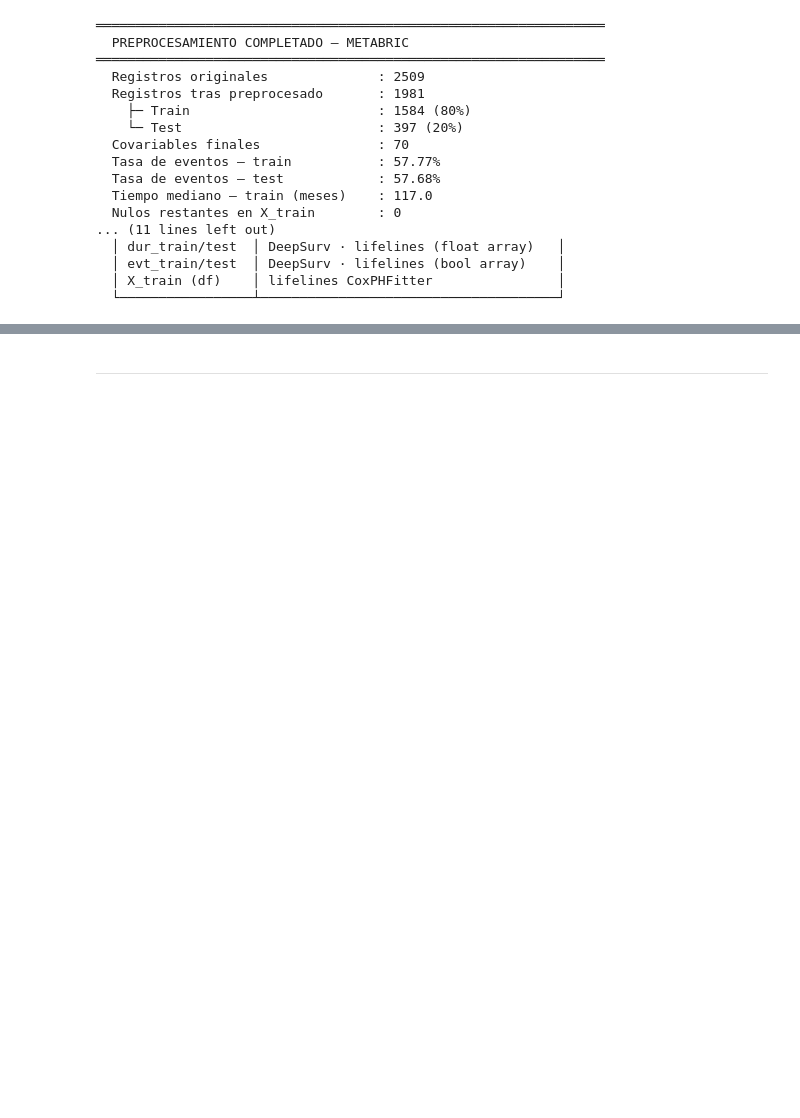
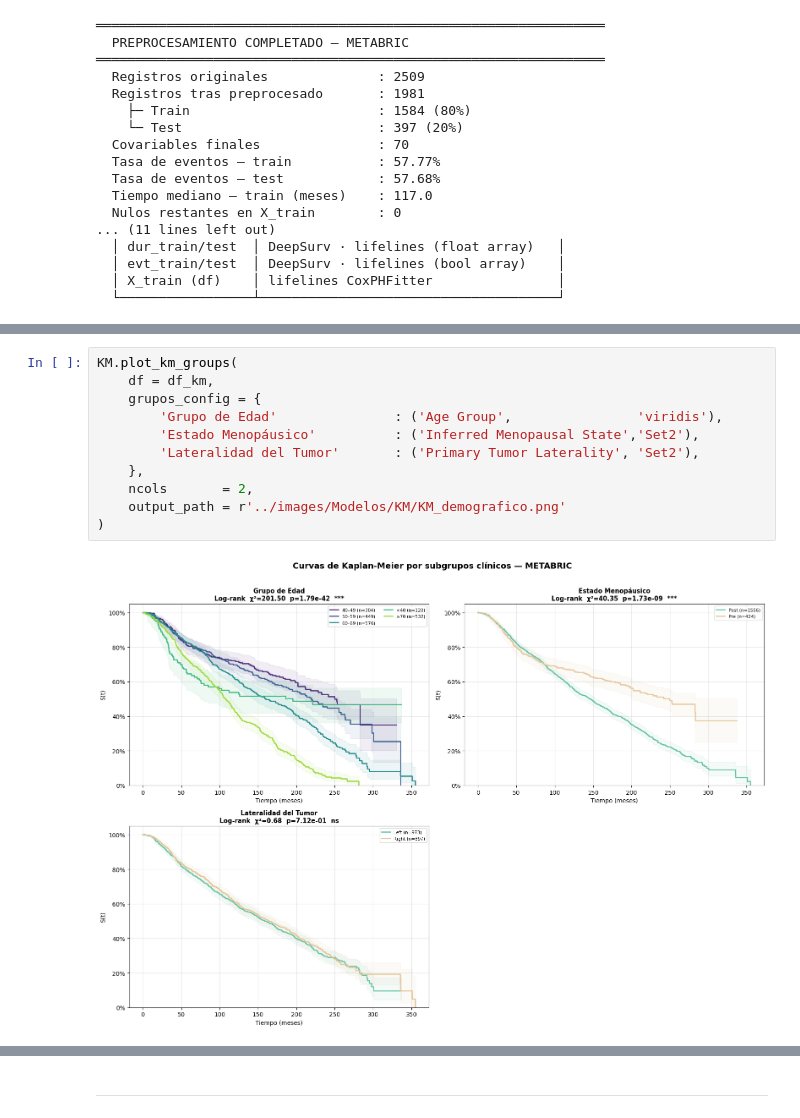
Before and after one commit to JulioUQ/TFM---Analisis-de-supervivencia-del-cancer, a Jupyter notebook: Modulo 3 - Diseño e implementacion del trabajo/code/EDA.ipynb, the cells around one changed output, grey strips where cells are left out. Drawn from its saved outputs; the diff is of its cells as text; blank space fills up the shorter version.

```diff
--- a/Modulo 3 - Diseño e implementacion del trabajo/code/EDA.ipynb
+++ b/Modulo 3 - Diseño e implementacion del trabajo/code/EDA.ipynb
@@ -764,0 +1106,13 @@ print("  └─────────────────┴────
+# %%
+KM.plot_km_groups(
+    df = df_km,
+    grupos_config = {
+        'Grupo de Edad'               : ('Age Group',                'viridis'),
+        'Estado Menopáusico'          : ('Inferred Menopausal State','Set2'),
+        'Lateralidad del Tumor'       : ('Primary Tumor Laterality', 'Set2'),
+    },
+    ncols       = 2,
+    output_path = r'../images/Modelos/KM/KM_demografico.png'
+)
+# %% [output]
+[figure, added]
```
Also changed, not shown: parts of 36 cells of this notebook, 11 other files.
